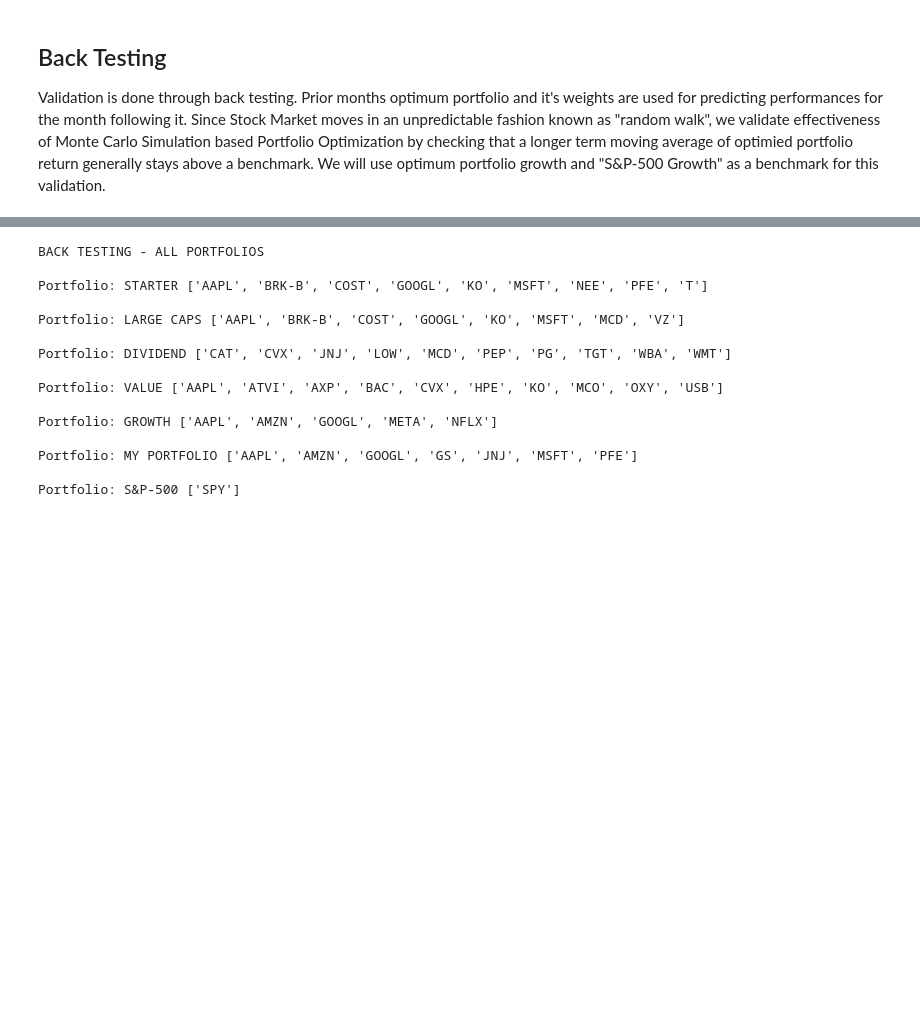
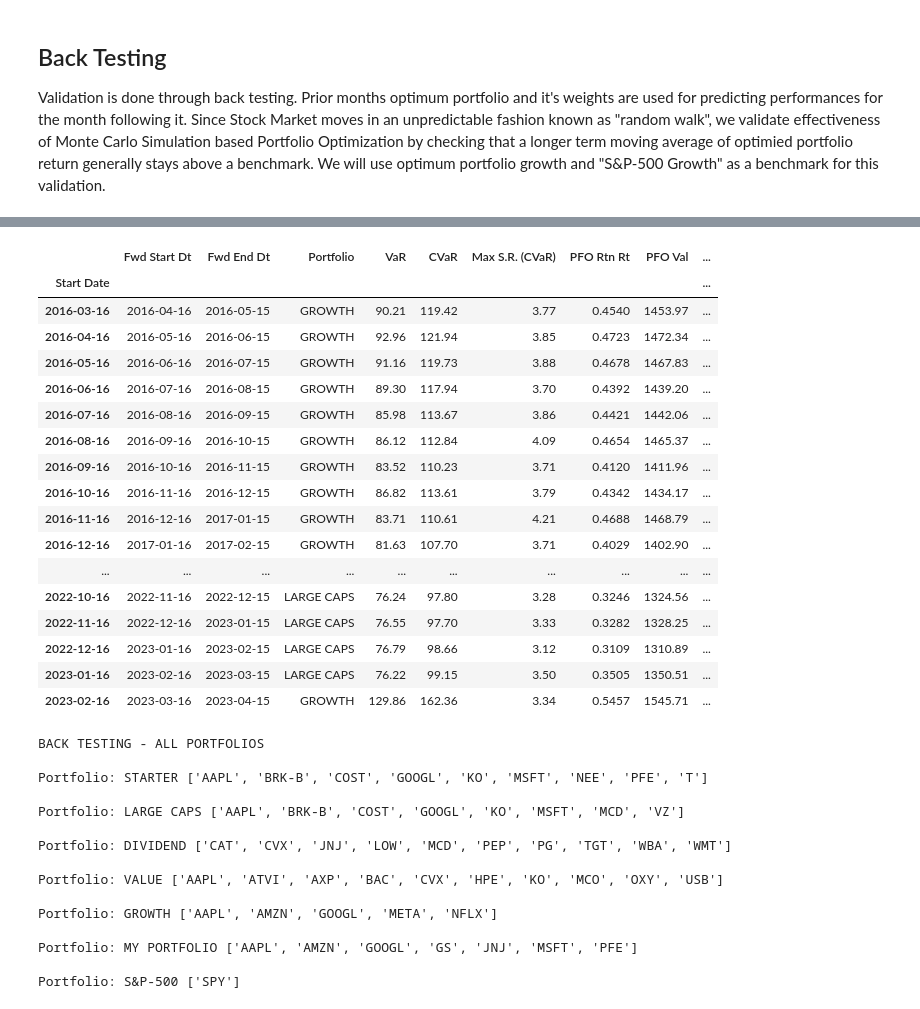
Before and after one commit to RayS1/Stock_Portfolio_Optimization, a Jupyter notebook: Stock_Portfolio_Optimization_Monte_Carlo_Simulation.ipynb, the cells around one changed output, grey strips where cells are left out. Saved outputs shown, nothing was run; the diff lists cells and outputs as text; code cells hidden in the pictures; blank space fills up the shorter version.

```diff
--- a/Stock_Portfolio_Optimization_Monte_Carlo_Simulation.ipynb
+++ b/Stock_Portfolio_Optimization_Monte_Carlo_Simulation.ipynb
@@ -769,3 +746,26 @@ memory usage: 7.9+ KB
+# %%
+columns = ['Fwd Start Dt','Fwd End Dt','Portfolio','VaR','CVaR',
+           'Max S.R. (CVaR)','PFO Rtn Rt','PFO Val','Fwd PFO Val']
+back_test_top_df[columns]
+# %% [output]
+|  | Fwd Start Dt | Fwd End Dt | Portfolio | VaR | CVaR | Max S.R. (CVaR) | PFO Rtn Rt | PFO Val | ... |
+| Start Date |  |  |  |  |  |  |  |  | ... |
+| 2016-03-16 | 2016-04-16 | 2016-05-15 | GROWTH | 90.21 | 119.42 | 3.77 | 0.4540 | 1453.97 | ... |
+| 2016-04-16 | 2016-05-16 | 2016-06-15 | GROWTH | 92.96 | 121.94 | 3.85 | 0.4723 | 1472.34 | ... |
+| 2016-05-16 | 2016-06-16 | 2016-07-15 | GROWTH | 91.16 | 119.73 | 3.88 | 0.4678 | 1467.83 | ... |
+| 2016-06-16 | 2016-07-16 | 2016-08-15 | GROWTH | 89.30 | 117.94 | 3.70 | 0.4392 | 1439.20 | ... |
+| 2016-07-16 | 2016-08-16 | 2016-09-15 | GROWTH | 85.98 | 113.67 | 3.86 | 0.4421 | 1442.06 | ... |
+| 2016-08-16 | 2016-09-16 | 2016-10-15 | GROWTH | 86.12 | 112.84 | 4.09 | 0.4654 | 1465.37 | ... |
+| 2016-09-16 | 2016-10-16 | 2016-11-15 | GROWTH | 83.52 | 110.23 | 3.71 | 0.4120 | 1411.96 | ... |
+| 2016-10-16 | 2016-11-16 | 2016-12-15 | GROWTH | 86.82 | 113.61 | 3.79 | 0.4342 | 1434.17 | ... |
+| 2016-11-16 | 2016-12-16 | 2017-01-15 | GROWTH | 83.71 | 110.61 | 4.21 | 0.4688 | 1468.79 | ... |
+| 2016-12-16 | 2017-01-16 | 2017-02-15 | GROWTH | 81.63 | 107.70 | 3.71 | 0.4029 | 1402.90 | ... |
+| ... | ... | ... | ... | ... | ... | ... | ... | ... | ... |
+| 2022-10-16 | 2022-11-16 | 2022-12-15 | LARGE CAPS | 76.24 | 97.80 | 3.28 | 0.3246 | 1324.56 | ... |
+| 2022-11-16 | 2022-12-16 | 2023-01-15 | LARGE CAPS | 76.55 | 97.70 | 3.33 | 0.3282 | 1328.25 | ... |
+| 2022-12-16 | 2023-01-16 | 2023-02-15 | LARGE CAPS | 76.79 | 98.66 | 3.12 | 0.3109 | 1310.89 | ... |
+| 2023-01-16 | 2023-02-16 | 2023-03-15 | LARGE CAPS | 76.22 | 99.15 | 3.50 | 0.3505 | 1350.51 | ... |
+| 2023-02-16 | 2023-03-16 | 2023-04-15 | GROWTH | 129.86 | 162.36 | 3.34 | 0.5457 | 1545.71 | ... |
 # %%
 def back_test_all(test_count):
     """
```
Also changed, not shown: parts of 17 cells of this notebook, 1 other file.
